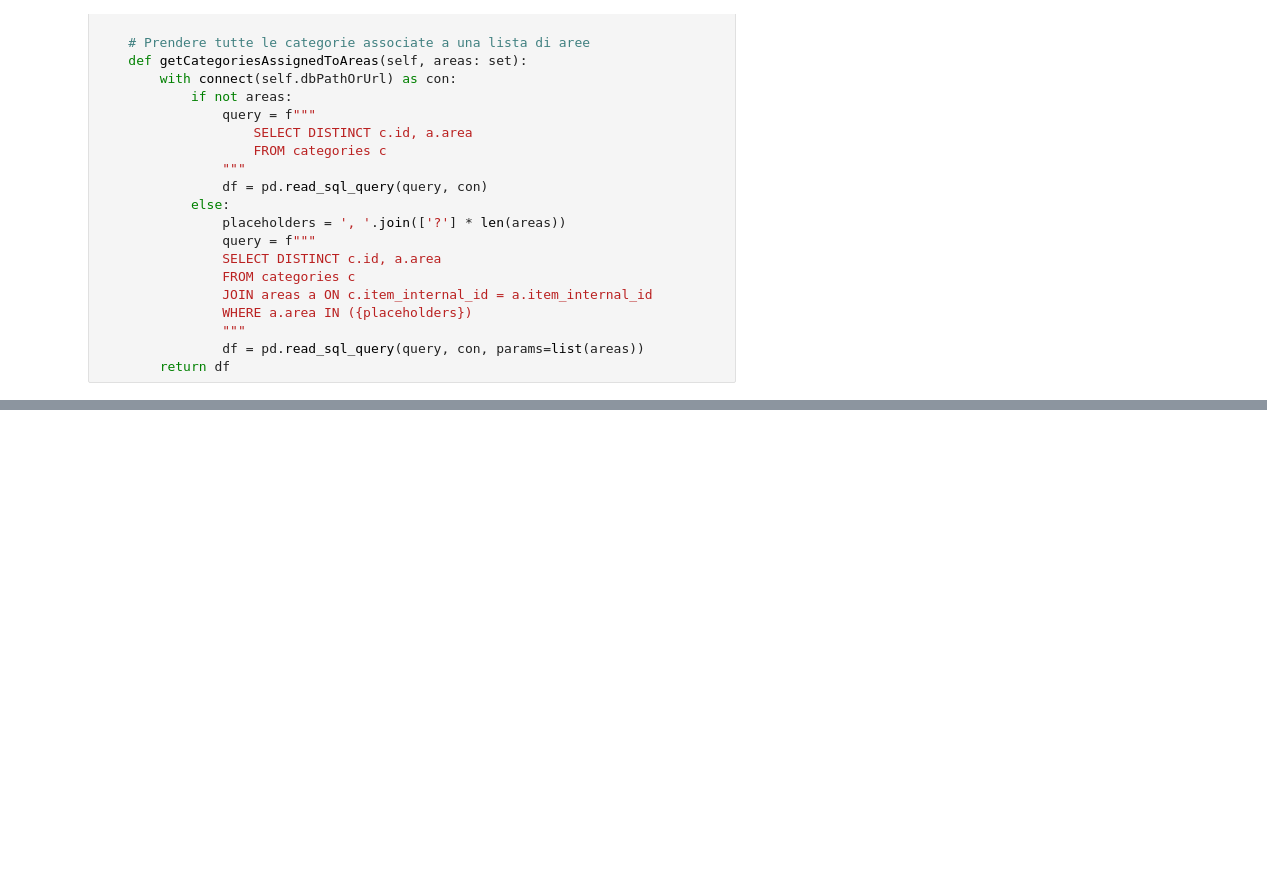
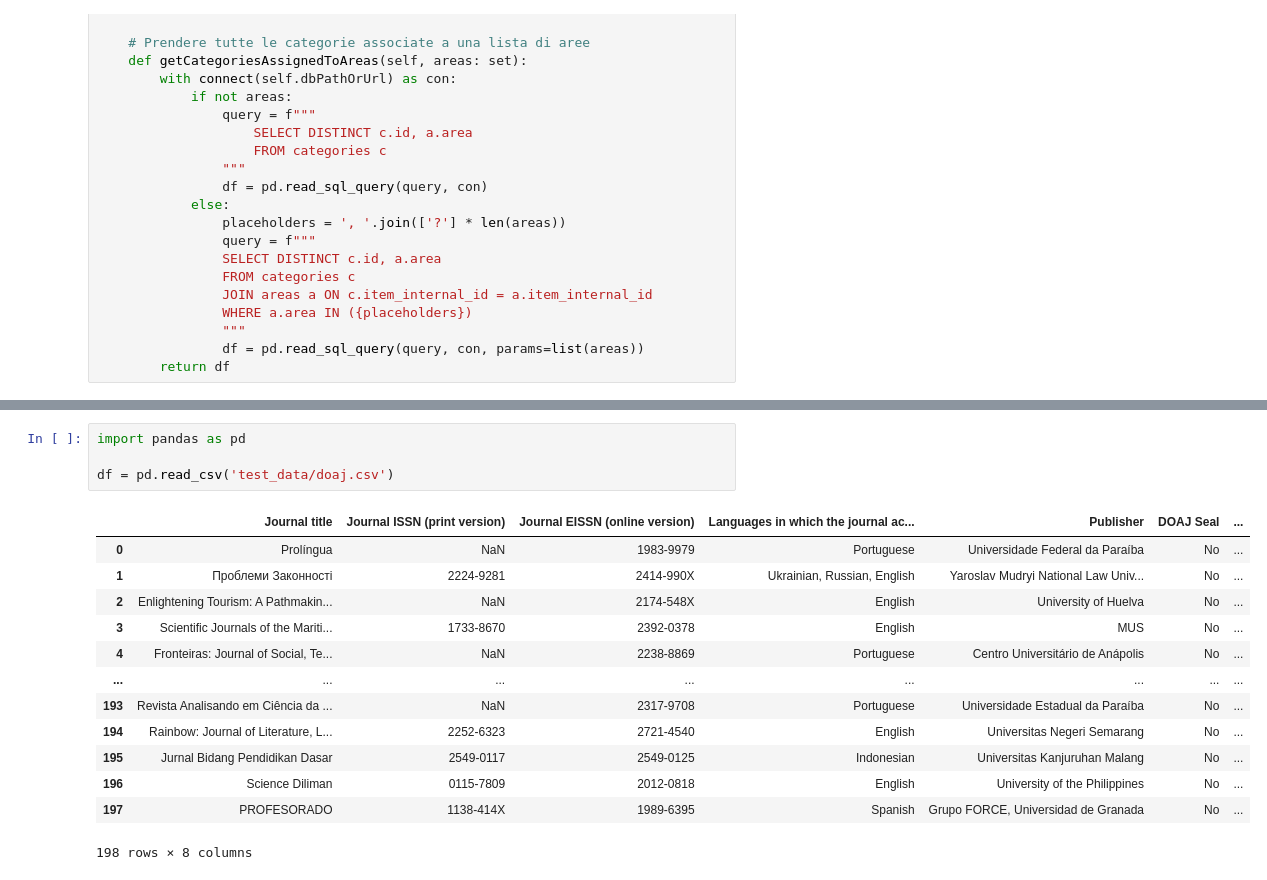
Before and after one commit to edotarp/Perfect-Stranger-DHDK-2025, a Jupyter notebook: our_project/test_impl.ipynb, the cells around one changed output, grey strips where cells are left out. Saved outputs shown, nothing was run; the diff lists cells and outputs as text; blank space fills up the shorter version.

```diff
--- a/our_project/test_impl.ipynb
+++ b/our_project/test_impl.ipynb
@@ -153,0 +203,18 @@ print(seal_count)
+# %%
+import pandas as pd
+
+df = pd.read_csv('test_data/doaj.csv')
+# %% [output]
+|  | Journal title | Journal ISSN (print version) | Journal EISSN (online version) | Languages in which the journal ac... | Publisher | DOAJ Seal | ... |
+| 0 | Prolíngua | NaN | 1983-9979 | Portuguese | Universidade Federal da Paraíba | No | ... |
+| 1 | Проблеми Законності | 2224-9281 | 2414-990X | Ukrainian, Russian, English | Yaroslav Mudryi National Law Univ... | No | ... |
+| 2 | Enlightening Tourism: A Pathmakin... | NaN | 2174-548X | English | University of Huelva | No | ... |
+| 3 | Scientific Journals of the Mariti... | 1733-8670 | 2392-0378 | English | MUS | No | ... |
+| 4 | Fronteiras: Journal of Social, Te... | NaN | 2238-8869 | Portuguese | Centro Universitário de Anápolis | No | ... |
+| ... | ... | ... | ... | ... | ... | ... | ... |
+| 193 | Revista Analisando em Ciência da ... | NaN | 2317-9708 | Portuguese | Universidade Estadual da Paraíba | No | ... |
+| 194 | Rainbow: Journal of Literature, L... | 2252-6323 | 2721-4540 | English | Universitas Negeri Semarang | No | ... |
+| 195 | Jurnal Bidang Pendidikan Dasar | 2549-0117 | 2549-0125 | Indonesian | Universitas Kanjuruhan Malang | No | ... |
+| 196 | Science Diliman | 0115-7809 | 2012-0818 | English | University of the Philippines | No | ... |
+| 197 | PROFESORADO | 1138-414X | 1989-6395 | Spanish | Grupo FORCE, Universidad de Granada | No | ... |
+198 rows × 8 columns
```
Also changed, not shown: parts of 9 cells of this notebook, 1 other file.
